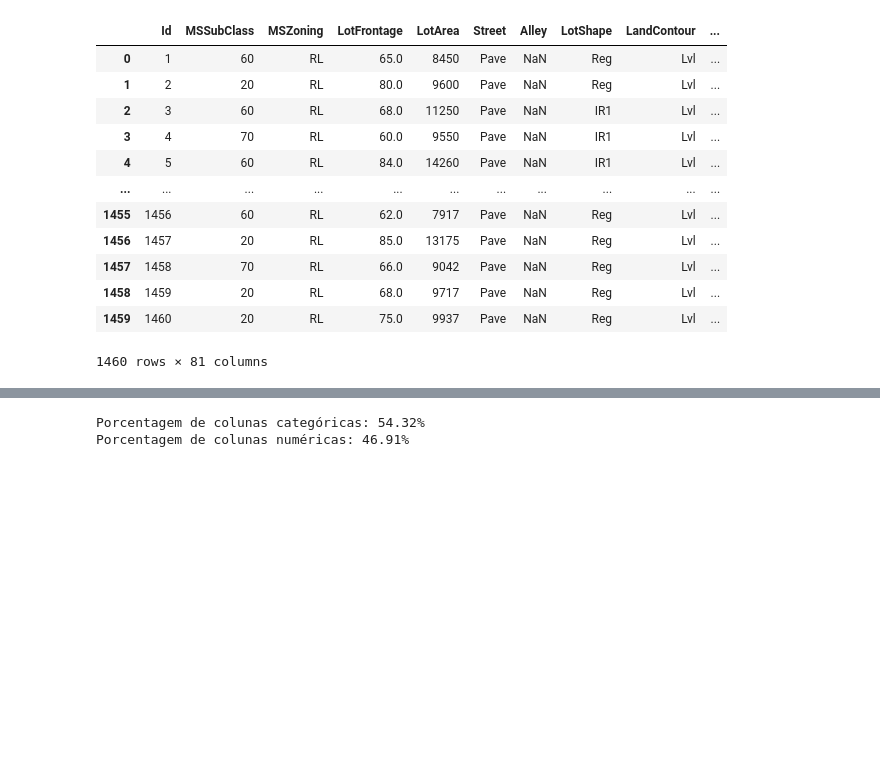
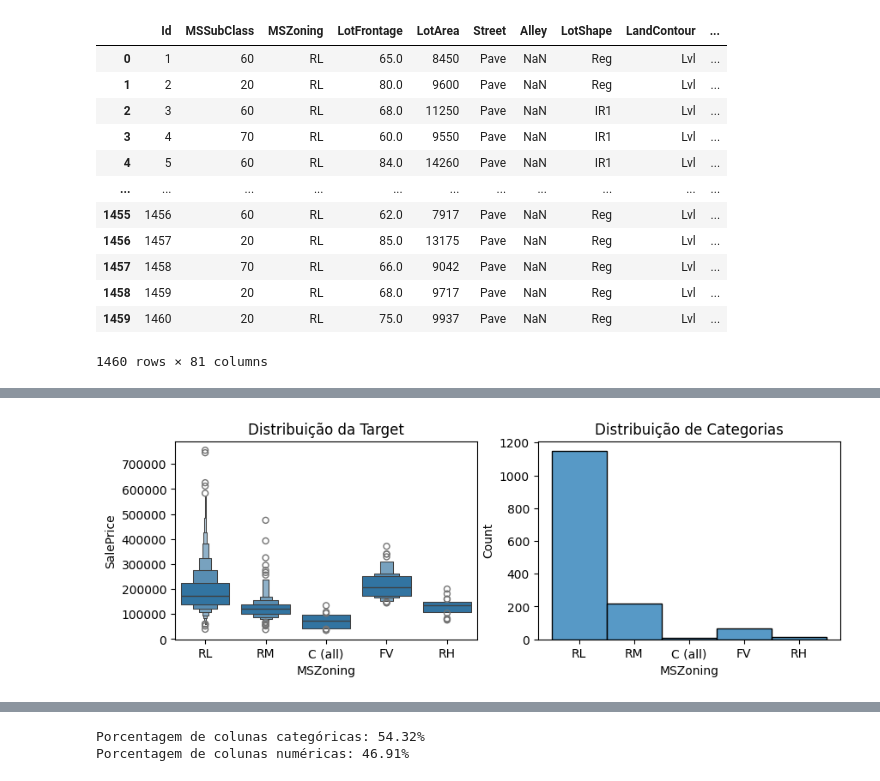
Before and after one commit to maris-silva/competicao_DS, a Jupyter notebook: advanced_sales_prices.ipynb, the cells around one changed output, grey strips where cells are left out. Cells and saved outputs as stored; diff of their text form; code cells hidden in the pictures; blank space fills up the shorter version.

```diff
--- a/advanced_sales_prices.ipynb
+++ b/advanced_sales_prices.ipynb
@@ -74,0 +111,4 @@ df.describe() # nada muito incoerente, só desbalanceado
+# %%
+# inputando com a moda
+FEATURE = 'Electrical'
+df_categorical.loc[df_categorical[FEATURE].isna(), FEATURE] = df_categorical[FEATURE].mode()[0]
@@ -74,0 +135,15 @@ df.describe() # nada muito incoerente, só desbalanceado
+# %%
+def plot_distribution(FEATURE):
+  plt.figure(figsize = (10, 3))
+  plt.subplot(1, 2, 1)
+  plt.title('Distribuição da Target')
+  sns.boxenplot(data = df_categorical, x = FEATURE, y = 'SalePrice')
+  plt.subplot(1, 2, 2)
+  plt.title('Distribuição de Categorias')
+
+  sns.histplot(data=df_categorical, x = FEATURE)
+  plt.show()
+# %%
+plot_distribution('MSZoning')
+# %% [output]
+[figure, added]
```
Also changed, not shown: parts of 69 cells of this notebook.
